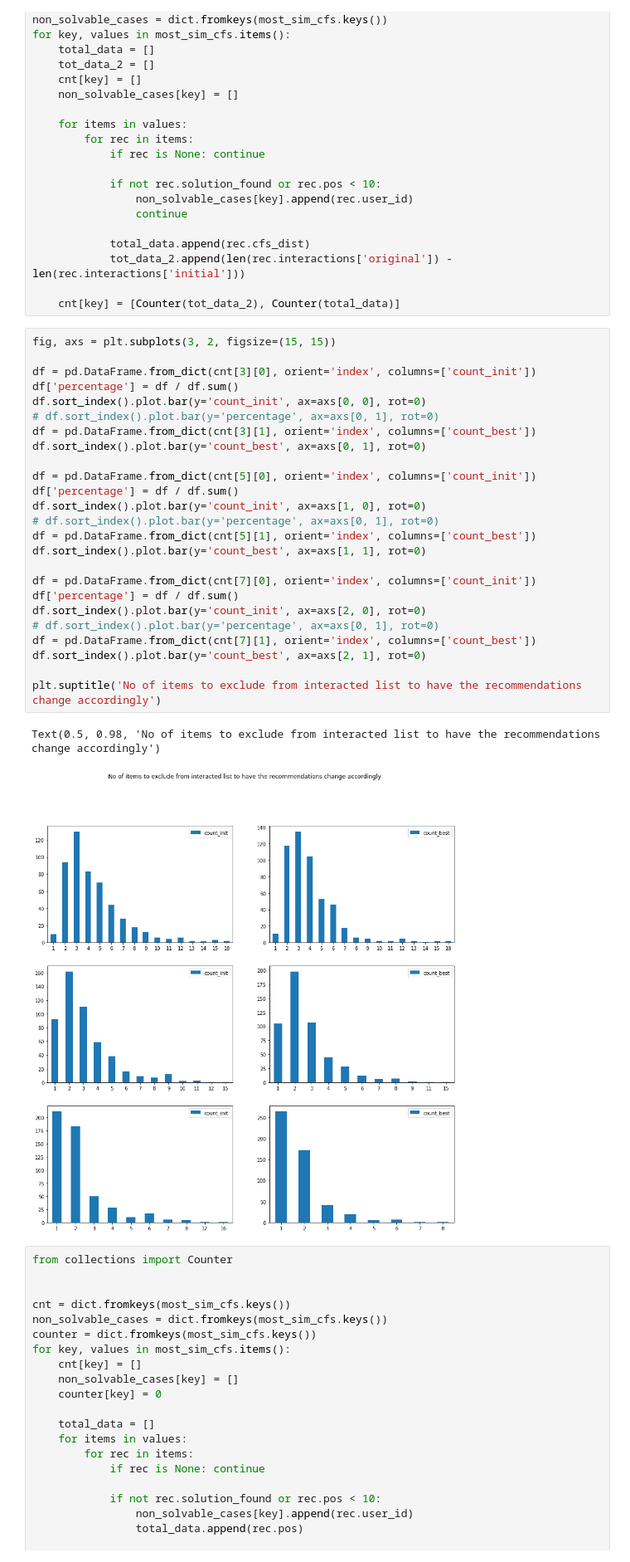
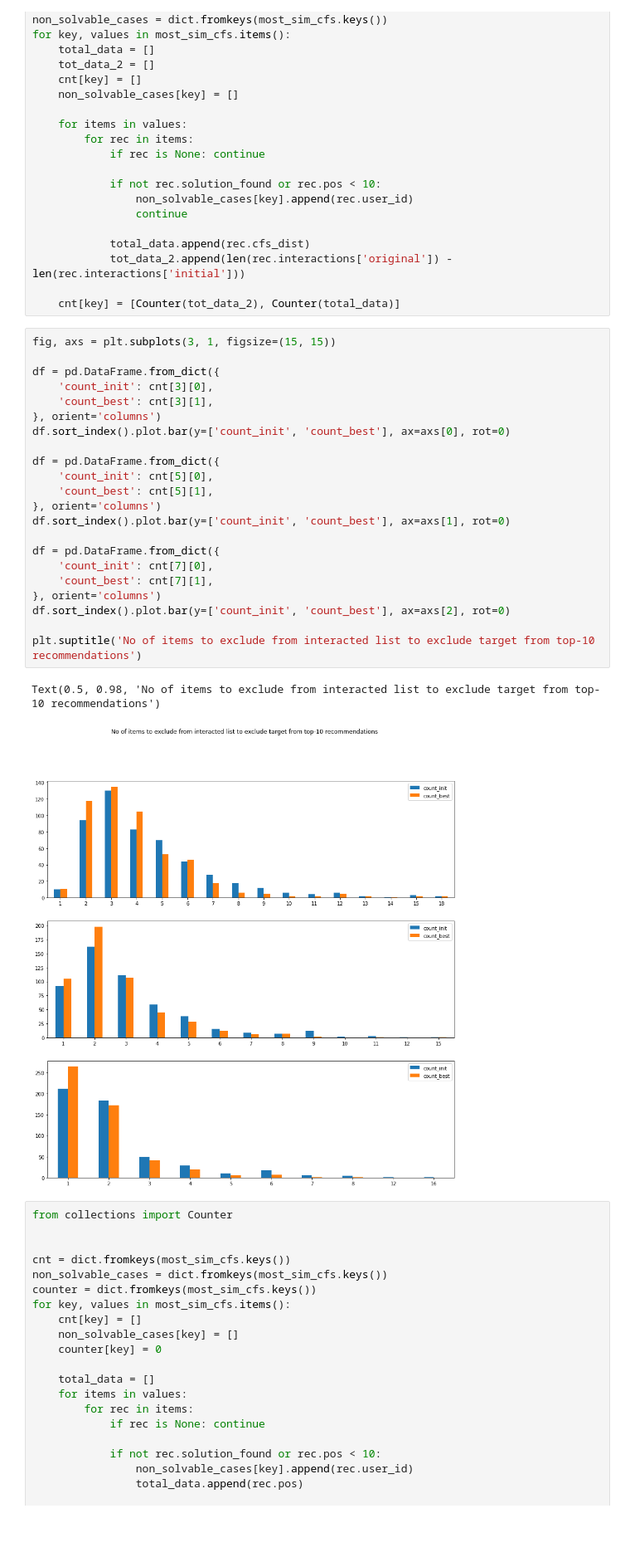
Before and after one commit to xuyou1999/CFExplainability, a Jupyter notebook: notebooks/budget_strategies.ipynb, the cells around one changed output. Shown at 83% size. Drawn from its saved outputs; the diff is of its cells as text; blank space fills up the shorter version.

Commit message:
multiple bars in the same plot for better comparison

```diff
--- a/notebooks/budget_strategies.ipynb
+++ b/notebooks/budget_strategies.ipynb
@@ -401,34 +401,31 @@ for key, values in most_sim_cfs.items():
             tot_data_2.append(len(rec.interactions['original']) - len(rec.interactions['initial']))
 
     cnt[key] = [Counter(tot_data_2), Counter(total_data)]
-# %%
-fig, axs = plt.subplots(3, 2, figsize=(15, 15))
-
-df = pd.DataFrame.from_dict(cnt[3][0], orient='index', columns=['count_init'])
-df['percentage'] = df / df.sum()
-df.sort_index().plot.bar(y='count_init', ax=axs[0, 0], rot=0)
-# df.sort_index().plot.bar(y='percentage', ax=axs[0, 1], rot=0)
-df = pd.DataFrame.from_dict(cnt[3][1], orient='index', columns=['count_best'])
-df.sort_index().plot.bar(y='count_best', ax=axs[0, 1], rot=0)
-
-df = pd.DataFrame.from_dict(cnt[5][0], orient='index', columns=['count_init'])
-df['percentage'] = df / df.sum()
-df.sort_index().plot.bar(y='count_init', ax=axs[1, 0], rot=0)
-# df.sort_index().plot.bar(y='percentage', ax=axs[0, 1], rot=0)
-df = pd.DataFrame.from_dict(cnt[5][1], orient='index', columns=['count_best'])
-df.sort_index().plot.bar(y='count_best', ax=axs[1, 1], rot=0)
-
-df = pd.DataFrame.from_dict(cnt[7][0], orient='index', columns=['count_init'])
-df['percentage'] = df / df.sum()
-df.sort_index().plot.bar(y='count_init', ax=axs[2, 0], rot=0)
-# df.sort_index().plot.bar(y='percentage', ax=axs[0, 1], rot=0)
-df = pd.DataFrame.from_dict(cnt[7][1], orient='index', columns=['count_best'])
-df.sort_index().plot.bar(y='count_best', ax=axs[2, 1], rot=0)
-
-plt.suptitle('No of items to exclude from interacted list to have the recommendations change accordingly')
-# %% [output]
-Text(0.5, 0.98, 'No of items to exclude from interacted list to have the recommendations change accordingly')
-[figure, removed]
+# %%
+fig, axs = plt.subplots(3, 1, figsize=(15, 15))
+
+df = pd.DataFrame.from_dict({
+    'count_init': cnt[3][0],
+    'count_best': cnt[3][1],
+}, orient='columns')
+df.sort_index().plot.bar(y=['count_init', 'count_best'], ax=axs[0], rot=0)
+
+df = pd.DataFrame.from_dict({
+    'count_init': cnt[5][0],
+    'count_best': cnt[5][1],
+}, orient='columns')
+df.sort_index().plot.bar(y=['count_init', 'count_best'], ax=axs[1], rot=0)
+
+df = pd.DataFrame.from_dict({
+    'count_init': cnt[7][0],
+    'count_best': cnt[7][1],
+}, orient='columns')
+df.sort_index().plot.bar(y=['count_init', 'count_best'], ax=axs[2], rot=0)
+
+plt.suptitle('No of items to exclude from interacted list to exclude target from top-10 recommendations')
+# %% [output]
+Text(0.5, 0.98, 'No of items to exclude from interacted list to exclude target from top-10 recommendations')
+[figure, added]
 # %%
 from collections import Counter
 
```
